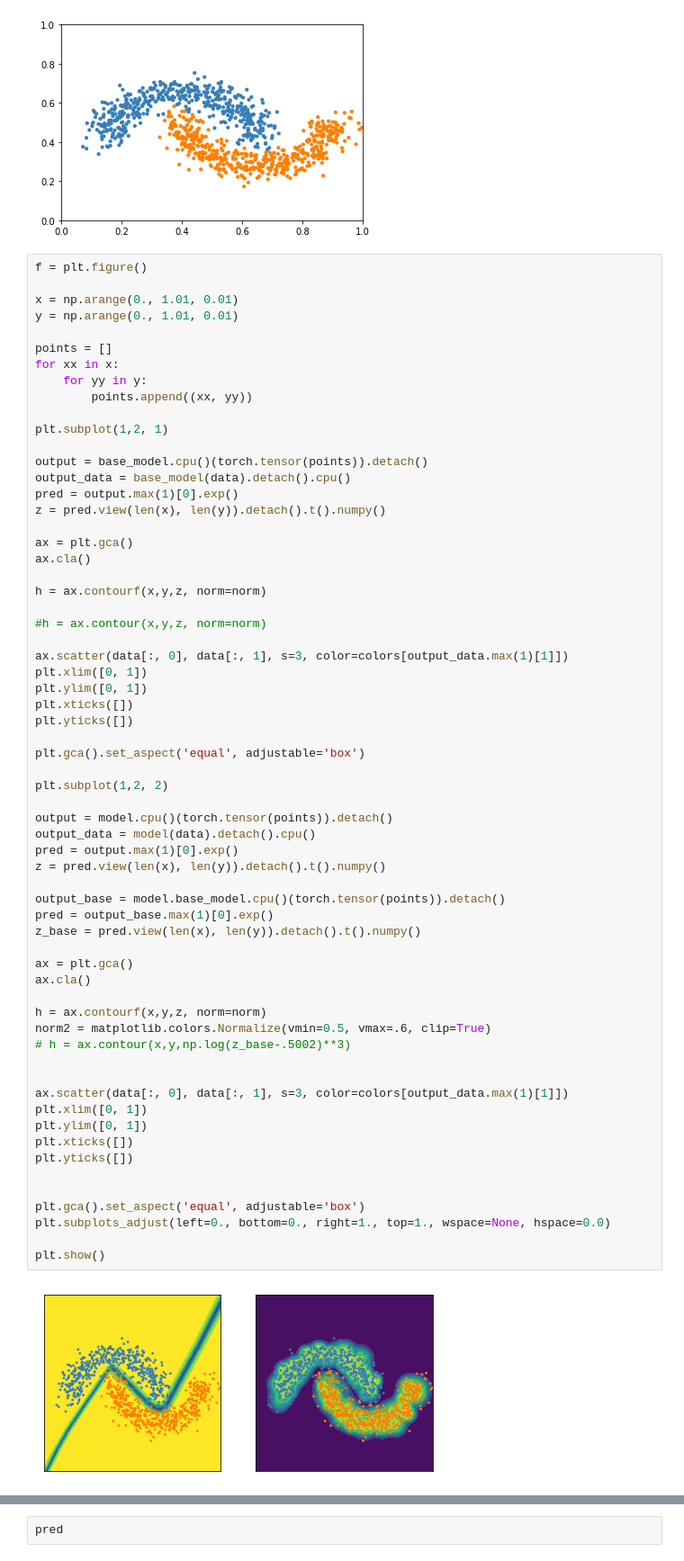
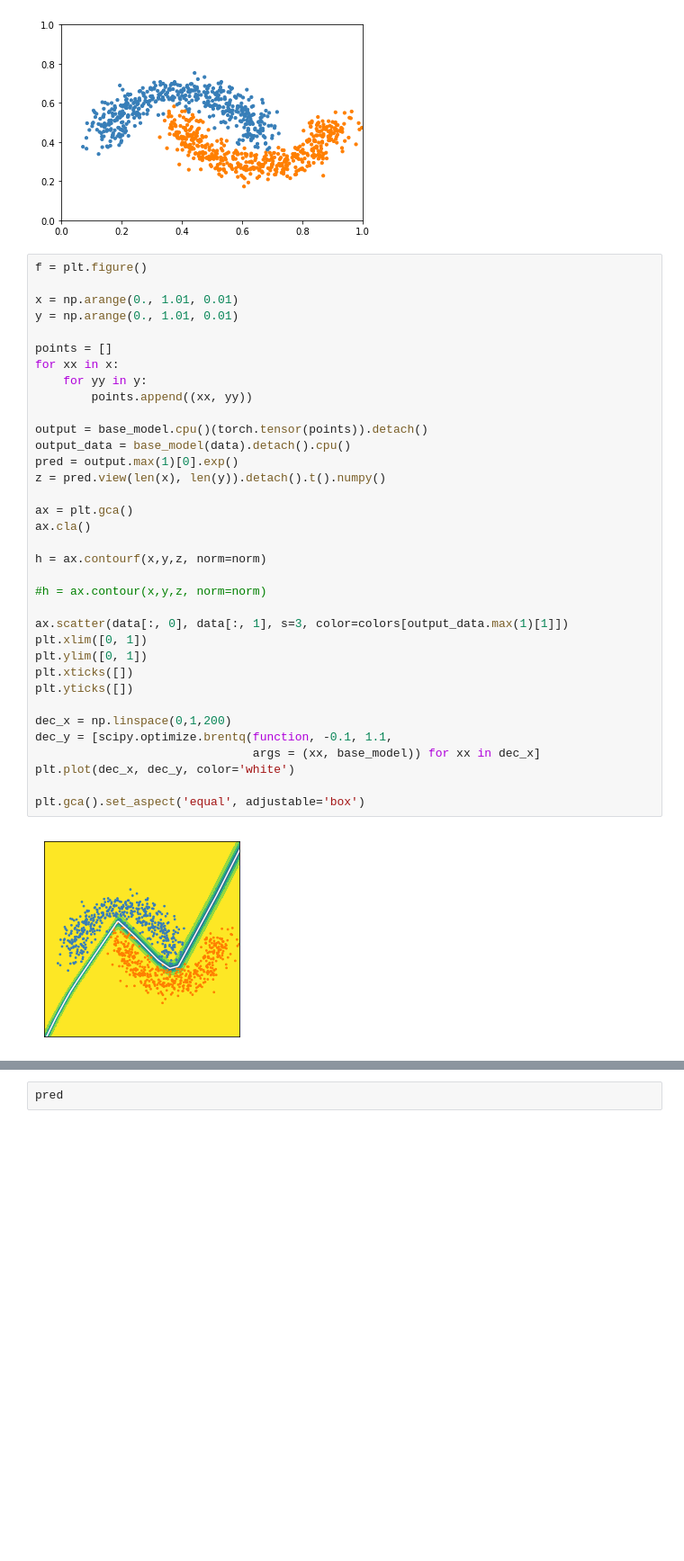
Before and after one commit to AlexMeinke/certified-certain-uncertainty, a Jupyter notebook: TwoMoons.ipynb, the cells around one changed output, grey strips where cells are left out. Shown at 90% size. Drawn from its saved outputs; the diff is of its cells as text; blank space fills up the shorter version.

```diff
--- a/TwoMoons.ipynb
+++ b/TwoMoons.ipynb
@@ -144,64 +144,36 @@ f = plt.figure()
 
 x = np.arange(0., 1.01, 0.01)
 y = np.arange(0., 1.01, 0.01)
 
 points = []
 for xx in x:
     for yy in y:
         points.append((xx, yy))
-
-plt.subplot(1,2, 1)
 
 output = base_model.cpu()(torch.tensor(points)).detach()
 output_data = base_model(data).detach().cpu()
 pred = output.max(1)[0].exp()
 z = pred.view(len(x), len(y)).detach().t().numpy()
 
 ax = plt.gca()
 ax.cla()
 
 h = ax.contourf(x,y,z, norm=norm)
 
 #h = ax.contour(x,y,z, norm=norm)
 
 ax.scatter(data[:, 0], data[:, 1], s=3, color=colors[output_data.max(1)[1]])
 plt.xlim([0, 1])
 plt.ylim([0, 1])
 plt.xticks([])
 plt.yticks([])
 
-plt.gca().set_aspect('equal', adjustable='box')
-
-plt.subplot(1,2, 2)
-
-output = model.cpu()(torch.tensor(points)).detach()
-output_data = model(data).detach().cpu()
-pred = output.max(1)[0].exp()
-z = pred.view(len(x), len(y)).detach().t().numpy()
-
-output_base = model.base_model.cpu()(torch.tensor(points)).detach()
-pred = output_base.max(1)[0].exp()
-z_base = pred.view(len(x), len(y)).detach().t().numpy()
-
-ax = plt.gca()
-ax.cla()
-
-h = ax.contourf(x,y,z, norm=norm)
-norm2 = matplotlib.colors.Normalize(vmin=0.5, vmax=.6, clip=True)
-# h = ax.contour(x,y,np.log(z_base-.5002)**3)
-
-
-ax.scatter(data[:, 0], data[:, 1], s=3, color=colors[output_data.max(1)[1]])
-plt.xlim([0, 1])
-plt.ylim([0, 1])
-plt.xticks([])
-plt.yticks([])
-
+dec_x = np.linspace(0,1,200)
+dec_y = [scipy.optimize.brentq(function, -0.1, 1.1,
+                               args = (xx, base_model)) for xx in dec_x]
+plt.plot(dec_x, dec_y, color='white')
 
 plt.gca().set_aspect('equal', adjustable='box')
-plt.subplots_adjust(left=0., bottom=0., right=1., top=1., wspace=None, hspace=0.0)
-
-plt.show()
 # %% [output]
-[figure, old version]
+[figure, new version]
 # %%
```
Also changed, not shown: parts of 6 cells of this notebook, 7 other files.
